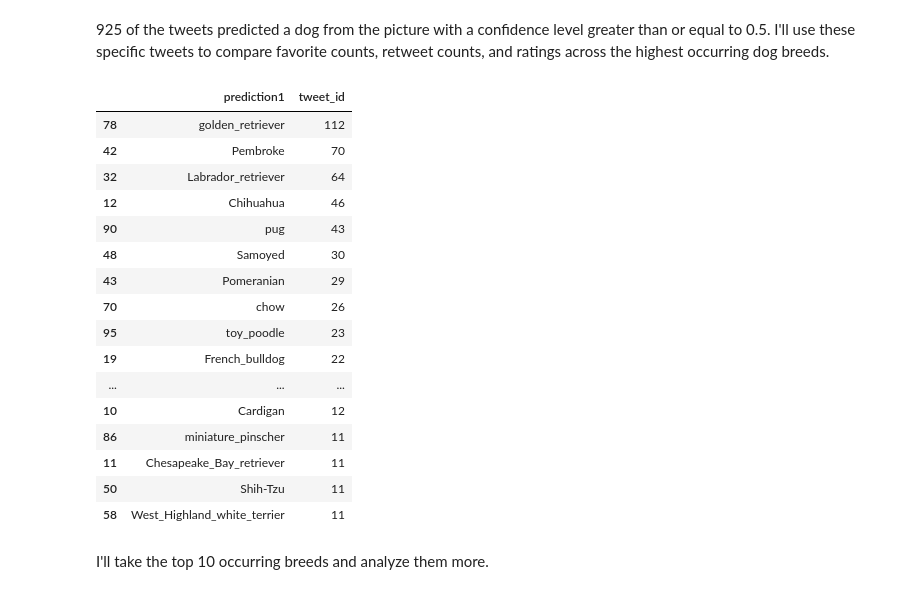
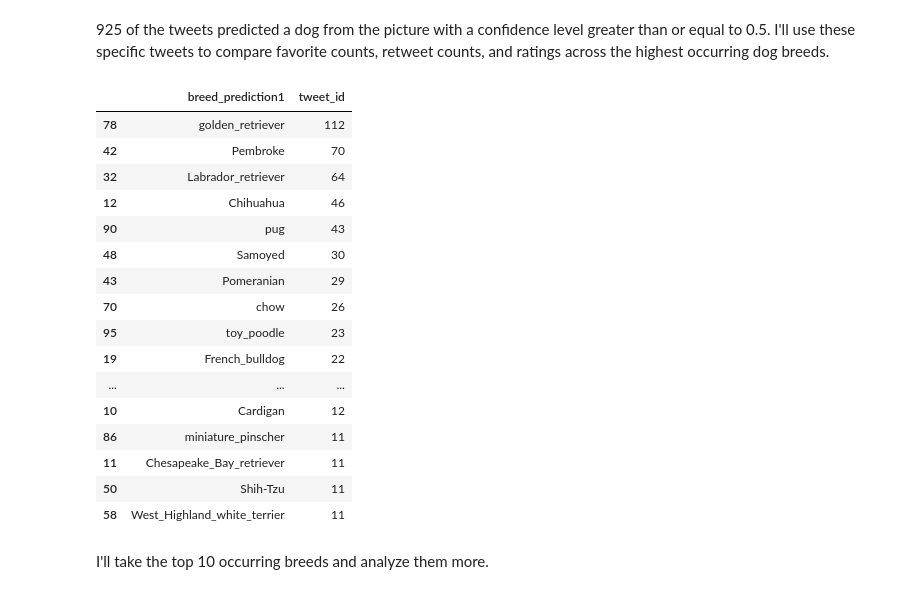
Before and after one commit to cnspatino/WeRateDogs-twitter-analysis, a Jupyter notebook: wrangle_act.ipynb, the cells around one changed output. Saved outputs shown, nothing was run; the diff lists cells and outputs as text; code cells hidden in the pictures.

```diff
--- a/wrangle_act.ipynb
+++ b/wrangle_act.ipynb
@@ -1098,8 +1098,8 @@ image_predictions_clean.head()
 | 4 | 666049248165822465 | https://pbs.twimg.com/media/CT5IQ... | 1 | miniature_pinscher | 0.560311 | True | Rottweiler | 0.243682 | True | Doberman | 0.154629 | ... |
 # %%
 # rename non-descriptive columns in image prediction table
-image_predictions_clean.rename(columns={'p1':'prediction1', 'p2':'prediction2',
-                                        'p3':'prediction3', 'p1_conf':'prediction1_confidence',
+image_predictions_clean.rename(columns={'p1':'breed_prediction1', 'p2':'breed_prediction2',
+                                        'p3':'breed_prediction3', 'p1_conf':'prediction1_confidence',
                                         'p2_conf':'prediction2_confidence',
                                         'p3_conf':'prediction3_confidence',
                                         'p1_dog':'prediction1_is_dog', 'p2_dog':'prediction2_is_dog',
@@ -1521,10 +1522,10 @@ len(dogs_confident)
 925 of the tweets predicted a dog from the picture with a confidence level greater than or equal to 0.5. I'll use these specific tweets to compare favorite counts, retweet counts, and ratings across the highest occurring dog breeds.
 # %%
 # group by dog type (prediction1) and then sort by counts
-dogs_confident_grouped = dogs_confident.groupby('prediction1').count()['tweet_id'].reset_index()
+dogs_confident_grouped = dogs_confident.groupby('breed_prediction1').count()['tweet_id'].reset_index()
 dogs_confident_grouped.sort_values('tweet_id', ascending=False).head(20)
 # %% [output]
-|  | prediction1 | tweet_id |
+|  | breed_prediction1 | tweet_id |
 | 78 | golden_retriever | 112 |
 | 42 | Pembroke | 70 |
 | 32 | Labrador_retriever | 64 |
```
Also changed, not shown: parts of 13 cells of this notebook.
